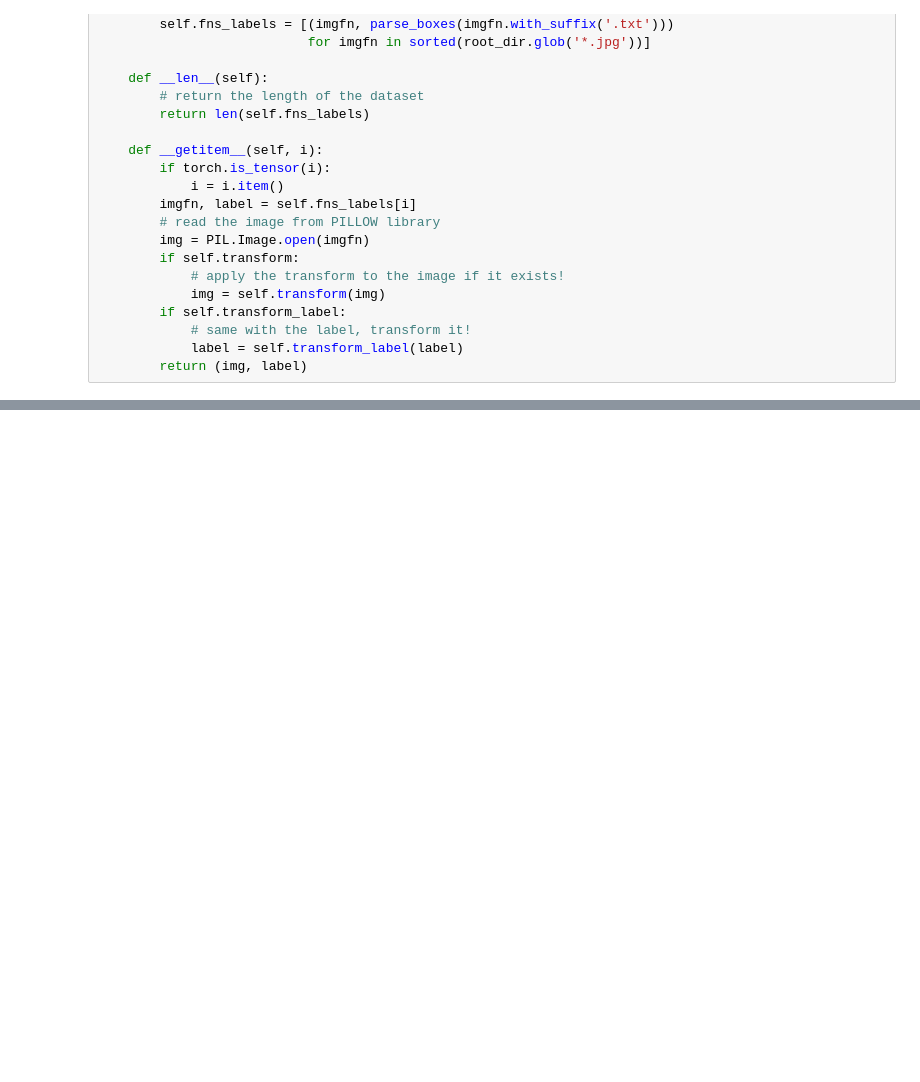
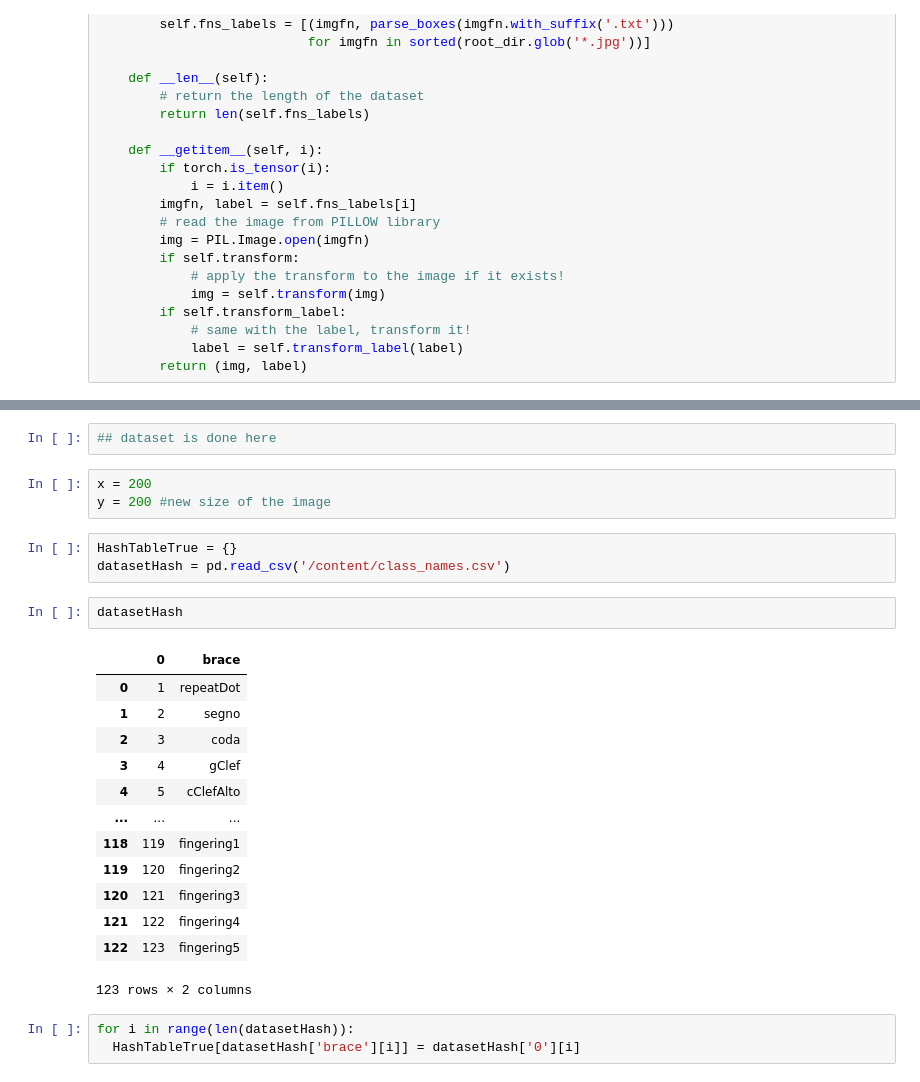
Before and after one commit to jahn18/ML-Music-Sheet-Classifier, a Jupyter notebook: CPEN_291_Project.ipynb, the cells around one changed output, grey strips where cells are left out. Drawn from its saved outputs; the diff is of its cells as text; blank space fills up the shorter version.

```diff
--- a/CPEN_291_Project.ipynb
+++ b/CPEN_291_Project.ipynb
@@ -52,0 +142,27 @@ class ObjectDetectionDataset:
+# %%
+## dataset is done here
+# %%
+x = 200
+y = 200 #new size of the image
+# %%
+HashTableTrue = {}
+datasetHash = pd.read_csv('/content/class_names.csv')
+# %%
+datasetHash
+# %% [output]
+|  | 0 | brace |
+| 0 | 1 | repeatDot |
+| 1 | 2 | segno |
+| 2 | 3 | coda |
+| 3 | 4 | gClef |
+| 4 | 5 | cClefAlto |
+| ... | ... | ... |
+| 118 | 119 | fingering1 |
+| 119 | 120 | fingering2 |
+| 120 | 121 | fingering3 |
+| 121 | 122 | fingering4 |
+| 122 | 123 | fingering5 |
+123 rows × 2 columns
+# %%
+for i in range(len(datasetHash)):
+  HashTableTrue[datasetHash['brace'][i]] = datasetHash['0'][i]
```
Also changed, not shown: parts of 10 cells of this notebook.
